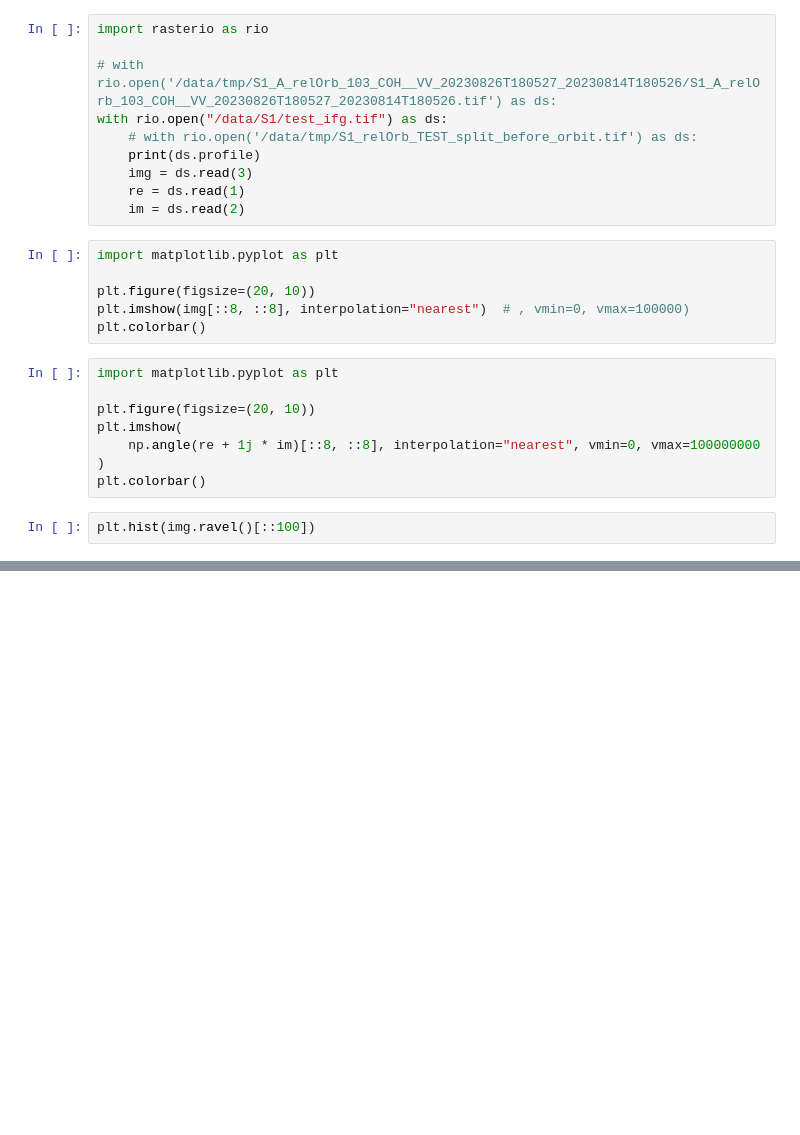
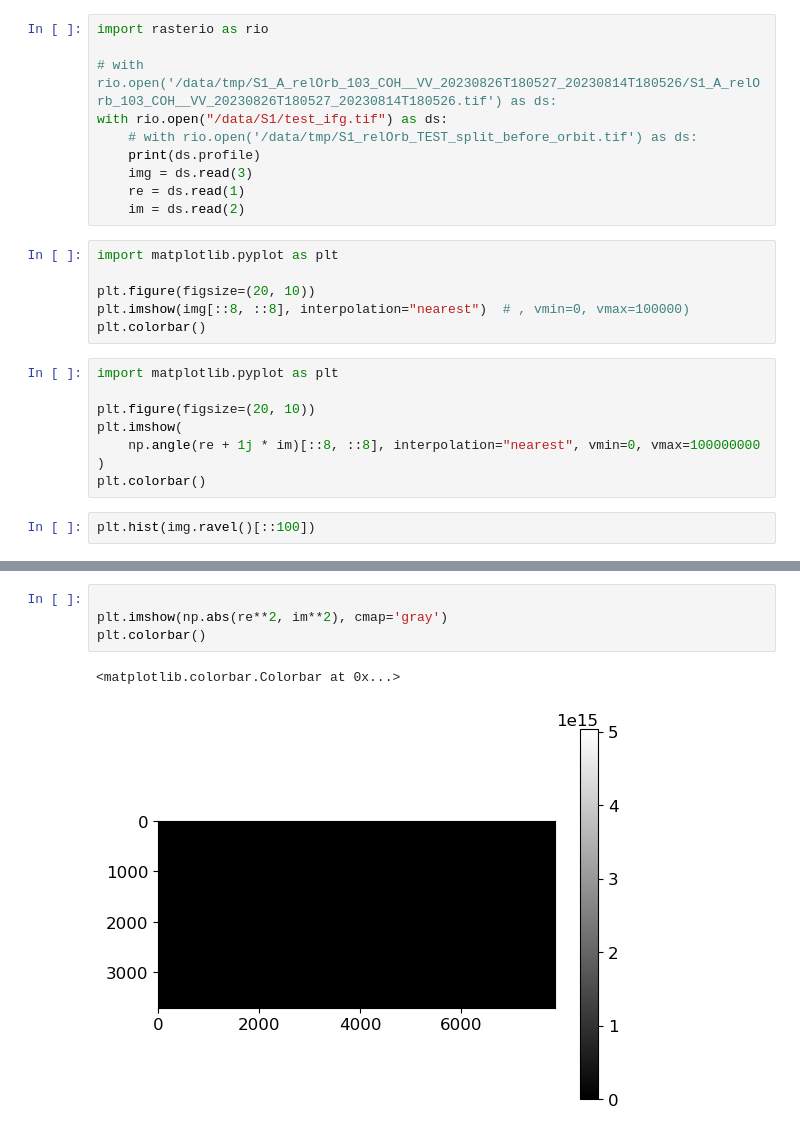
Before and after one commit to odhondt/eo_tools, a Jupyter notebook: notebooks/test.ipynb, the cells around one changed output, grey strips where cells are left out. Saved outputs shown, nothing was run; the diff lists cells and outputs as text; blank space fills up the shorter version.

```diff
--- a/notebooks/test.ipynb
+++ b/notebooks/test.ipynb
@@ -177,0 +122,7 @@ plt.hist(img.ravel()[::100])
+# %%
+
+plt.imshow(np.abs(re**2, im**2), cmap='gray')
+plt.colorbar()
+# %% [output]
+<matplotlib.colorbar.Colorbar at 0x...>
+[figure, added]
```
Also changed, not shown: parts of 4 cells of this notebook, 5 other files.
